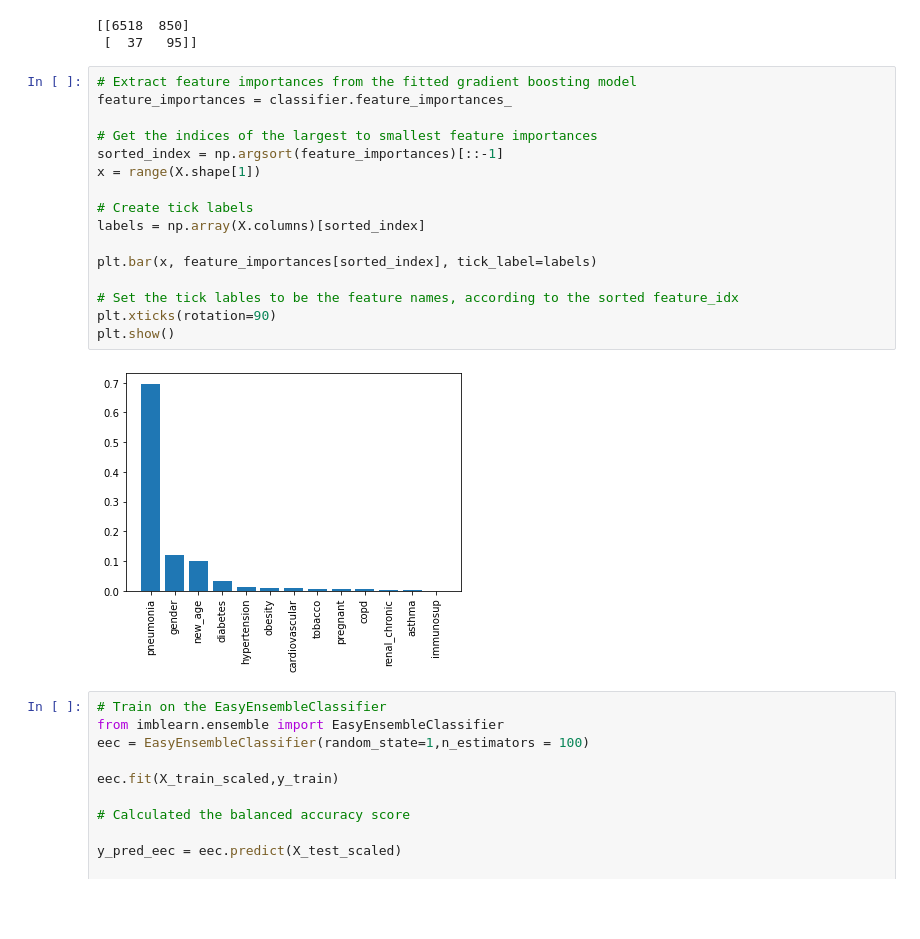
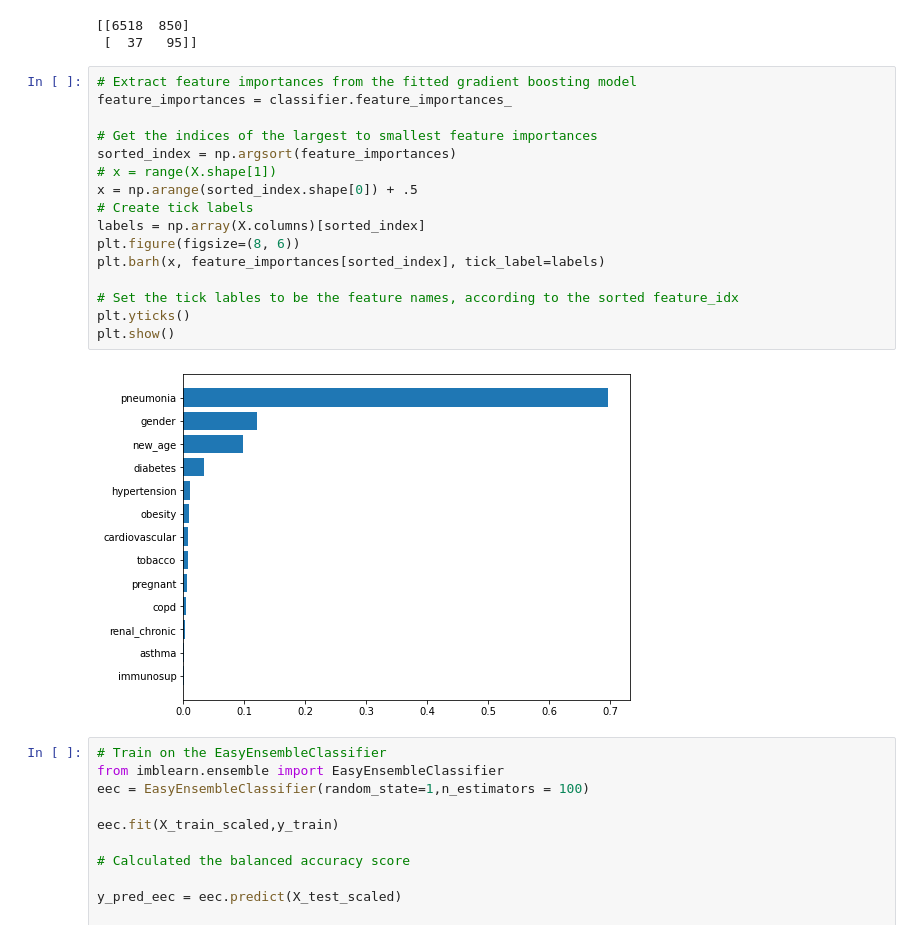
Before and after one commit to lindaperez/20_bk_AI_Covid19-Risk, a Jupyter notebook: ICU_SMOTE.ipynb, the cells around one changed output. Drawn from its saved outputs; the diff is of its cells as text; blank space fills up the shorter version.

```diff
--- a/ICU_SMOTE.ipynb
+++ b/ICU_SMOTE.ipynb
@@ -297,21 +297,21 @@ print(confusion_matrix(y_test, y_gbc_pred))
 # %%
 # Extract feature importances from the fitted gradient boosting model
 feature_importances = classifier.feature_importances_
 
 # Get the indices of the largest to smallest feature importances
-sorted_index = np.argsort(feature_importances)[::-1]
-x = range(X.shape[1])
-
+sorted_index = np.argsort(feature_importances)
+# x = range(X.shape[1])
+x = np.arange(sorted_index.shape[0]) + .5
 # Create tick labels
 labels = np.array(X.columns)[sorted_index]
-
-plt.bar(x, feature_importances[sorted_index], tick_label=labels)
+plt.figure(figsize=(8, 6))
+plt.barh(x, feature_importances[sorted_index], tick_label=labels)
 
 # Set the tick lables to be the feature names, according to the sorted feature_idx
-plt.xticks(rotation=90)
+plt.yticks()
 plt.show()
 # %% [output]
-[figure, old version]
+[figure, new version]
 # %%
 # Train on the EasyEnsembleClassifier
 from imblearn.ensemble import EasyEnsembleClassifier
```
Also changed, not shown: parts of 3 cells of this notebook, 22 other files.
